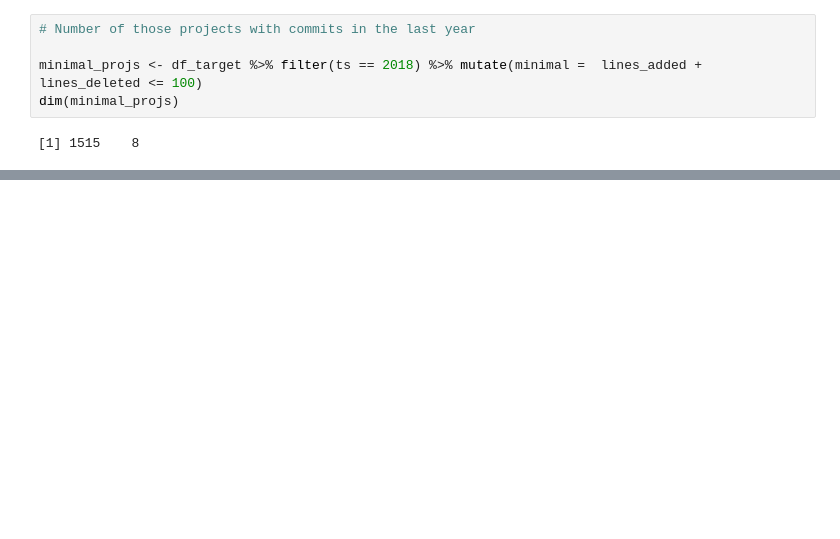
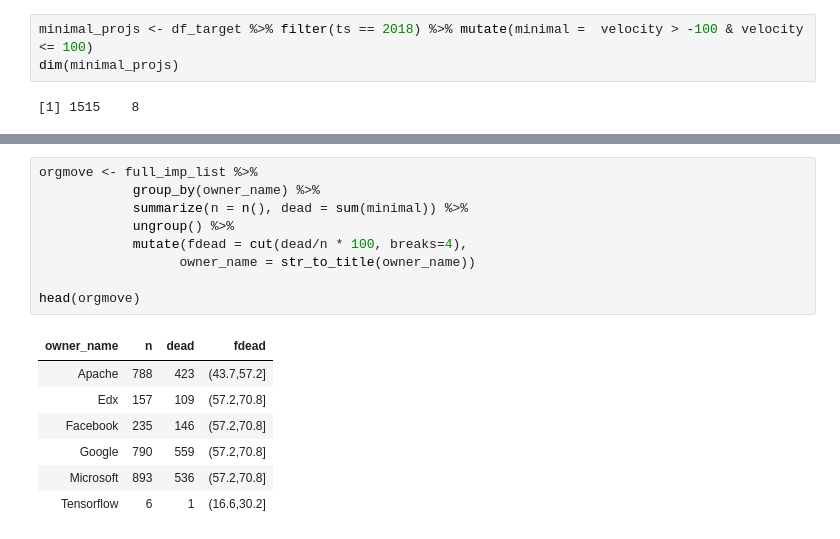
Before and after one commit to tbonza/EDS19, a Jupyter notebook: project/FinalReport.ipynb, the cells around one changed output, grey strips where cells are left out. Cells and saved outputs as stored; diff of their text form; blank space fills up the shorter version.

```diff
--- a/project/FinalReport.ipynb
+++ b/project/FinalReport.ipynb
@@ -166,7 +178,5 @@ Saving 7 x 7 in image
 # %%
-# Number of those projects with commits in the last year
-
-minimal_projs <- df_target %>% filter(ts == 2018) %>% mutate(minimal =  lines_added + lines_deleted <= 100)
+minimal_projs <- df_target %>% filter(ts == 2018) %>% mutate(minimal =  velocity > -100 & velocity <= 100)
 dim(minimal_projs)
 # %% [output]
 [1] 1515    8
@@ -173 +217,18 @@ dim(minimal_projs)
+# %%
+orgmove <- full_imp_list %>%
+            group_by(owner_name) %>%
+            summarize(n = n(), dead = sum(minimal)) %>%
+            ungroup() %>%
+            mutate(fdead = cut(dead/n * 100, breaks=4),
+                  owner_name = str_to_title(owner_name))
+
+head(orgmove)
+# %% [output]
+| owner_name | n | dead | fdead |
+| Apache | 788 | 423 | (43.7,57.2] |
+| Edx | 157 | 109 | (57.2,70.8] |
+| Facebook | 235 | 146 | (57.2,70.8] |
+| Google | 790 | 559 | (57.2,70.8] |
+| Microsoft | 893 | 536 | (57.2,70.8] |
+| Tensorflow | 6 | 1 | (16.6,30.2] |
 # %%
```
Also changed, not shown: parts of 10 cells of this notebook.
